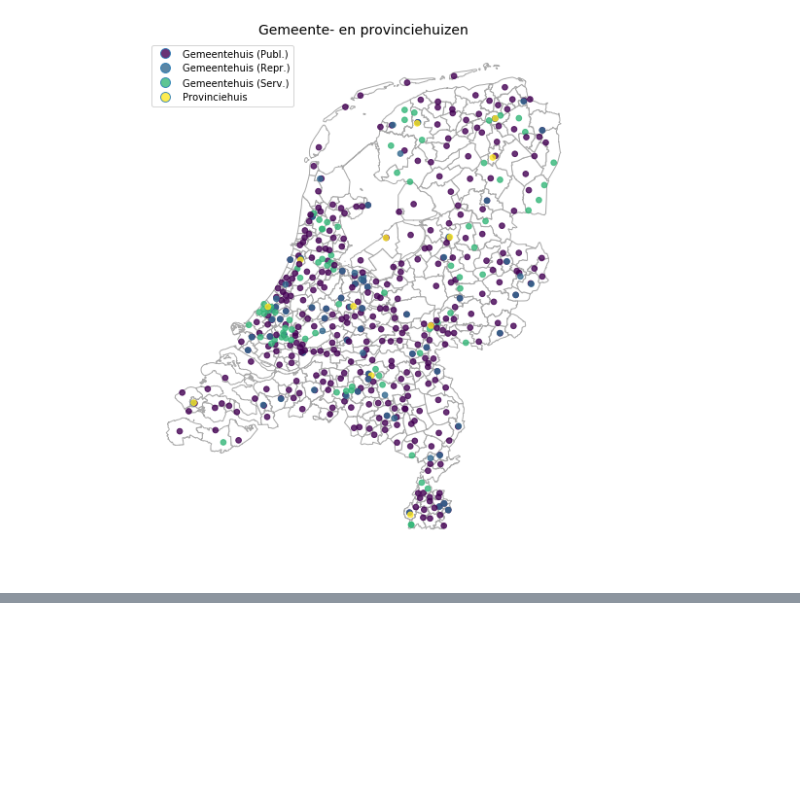
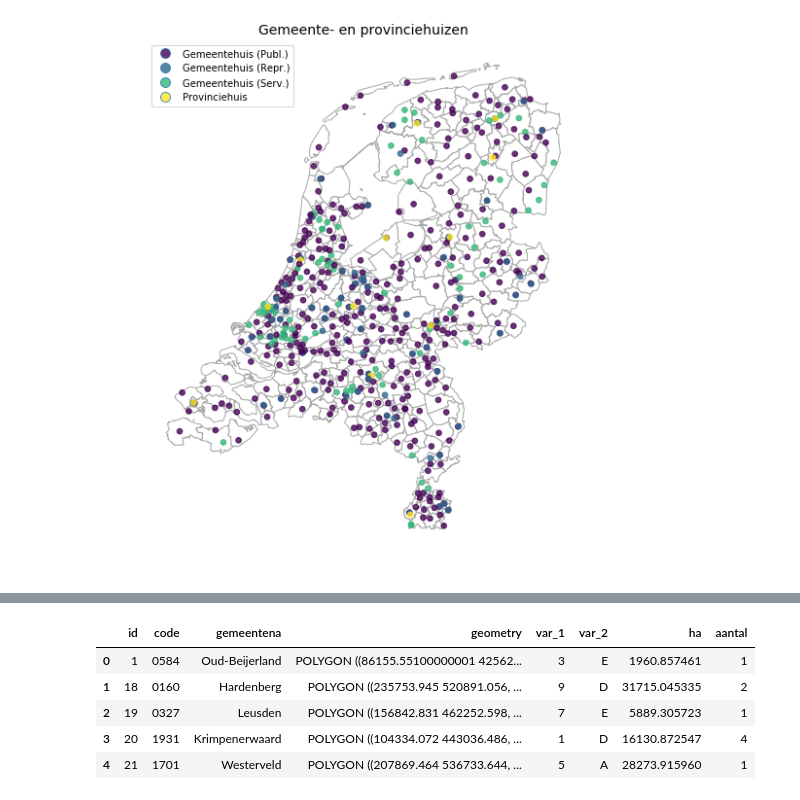
Before and after one commit to Brinkhuis/Tutorials, a Jupyter notebook: geopandas/notebook/geopandas.ipynb, the cells around one changed output, grey strips where cells are left out. Cells and saved outputs as stored; diff of their text form; code cells hidden in the pictures; blank space fills up the shorter version.

```diff
--- a/geopandas/notebook/geopandas.ipynb
+++ b/geopandas/notebook/geopandas.ipynb
@@ -193,0 +230,10 @@ plt.show()
+# %%
+gemeentegrenzen = pd.merge(gemeentegrenzen, grp_gemeente, how='left', on='gemeentena')
+gemeentegrenzen.head()
+# %% [output]
+|  | id | code | gemeentena | geometry | var_1 | var_2 | ha | aantal |
+| 0 | 1 | 0584 | Oud-Beijerland | POLYGON ((86155.55100000001 42562... | 3 | E | 1960.857461 | 1 |
+| 1 | 18 | 0160 | Hardenberg | POLYGON ((235753.945 520891.056, ... | 9 | D | 31715.045335 | 2 |
+| 2 | 19 | 0327 | Leusden | POLYGON ((156842.831 462252.598, ... | 7 | E | 5889.305723 | 1 |
+| 3 | 20 | 1931 | Krimpenerwaard | POLYGON ((104334.072 443036.486, ... | 1 | D | 16130.872547 | 4 |
+| 4 | 21 | 1701 | Westerveld | POLYGON ((207869.464 536733.644, ... | 5 | A | 28273.915960 | 1 |
```
Also changed, not shown: parts of 25 cells of this notebook, 2 other files.
